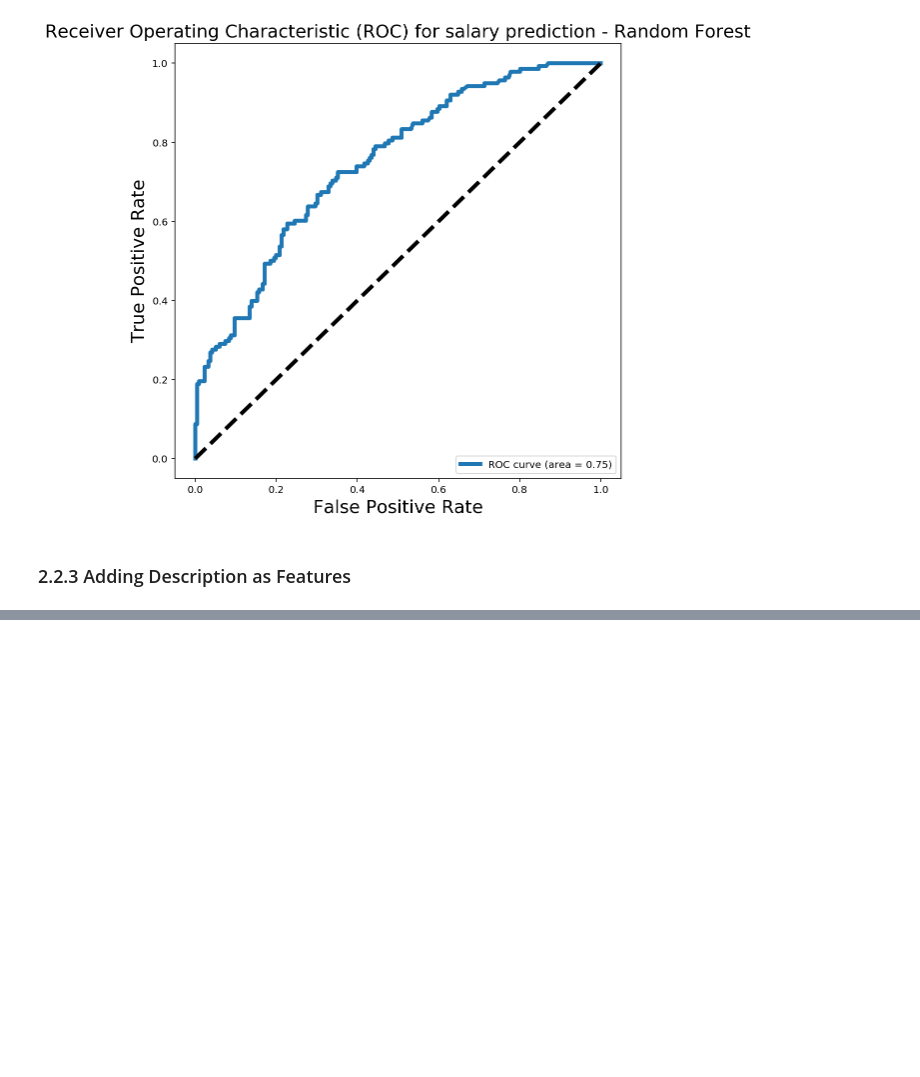
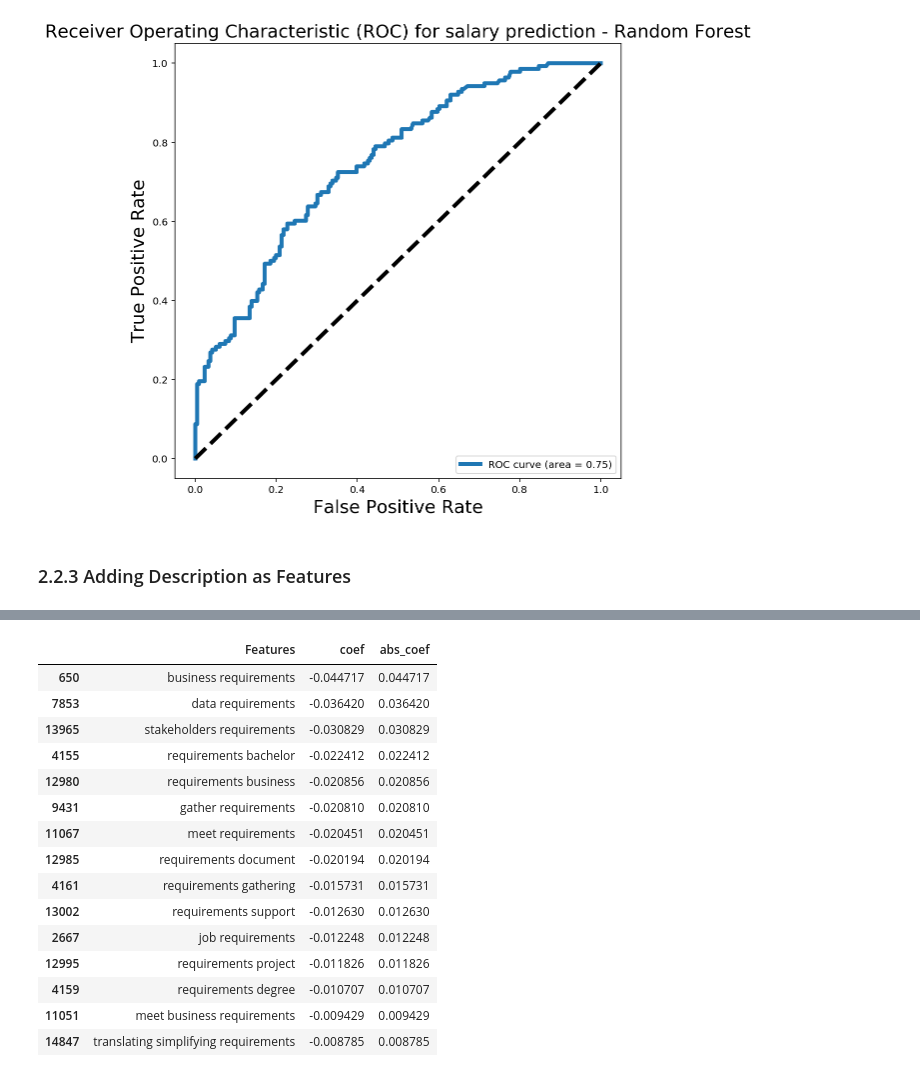
Before and after one commit to ThinNandarSoe/Project_4, a Jupyter notebook: Project_4_Nandar_EDA_and_Modelling.ipynb, the cells around one changed output, grey strips where cells are left out. Drawn from its saved outputs; the diff is of its cells as text; code cells hidden in the pictures; blank space fills up the shorter version.

```diff
--- a/Project_4_Nandar_EDA_and_Modelling.ipynb
+++ b/Project_4_Nandar_EDA_and_Modelling.ipynb
@@ -1935,0 +2052,20 @@ First of all,
+# %%
+features_importance_df[features_importance_df.Features.str.contains('requirements')]\
+                        .sort_values('coef', ascending = True).head(15)
+# %% [output]
+|  | Features | coef | abs_coef |
+| 650 | business requirements | -0.044717 | 0.044717 |
+| 7853 | data requirements | -0.036420 | 0.036420 |
+| 13965 | stakeholders requirements | -0.030829 | 0.030829 |
+| 4155 | requirements bachelor | -0.022412 | 0.022412 |
+| 12980 | requirements business | -0.020856 | 0.020856 |
+| 9431 | gather requirements | -0.020810 | 0.020810 |
+| 11067 | meet requirements | -0.020451 | 0.020451 |
+| 12985 | requirements document | -0.020194 | 0.020194 |
+| 4161 | requirements gathering | -0.015731 | 0.015731 |
+| 13002 | requirements support | -0.012630 | 0.012630 |
+| 2667 | job requirements | -0.012248 | 0.012248 |
+| 12995 | requirements project | -0.011826 | 0.011826 |
+| 4159 | requirements degree | -0.010707 | 0.010707 |
+| 11051 | meet business requirements | -0.009429 | 0.009429 |
+| 14847 | translating simplifying requirements | -0.008785 | 0.008785 |
```
Also changed, not shown: parts of 28 cells of this notebook.
